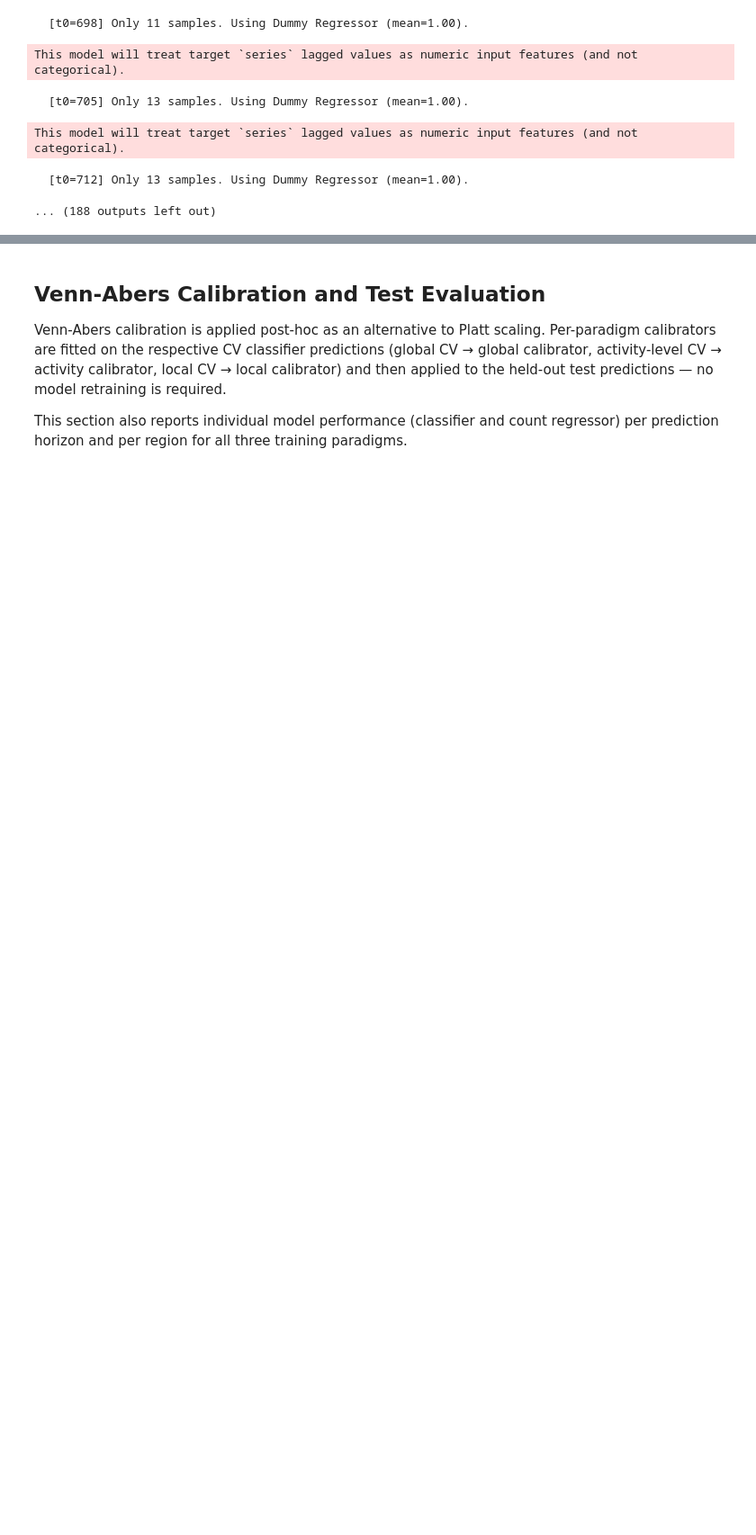
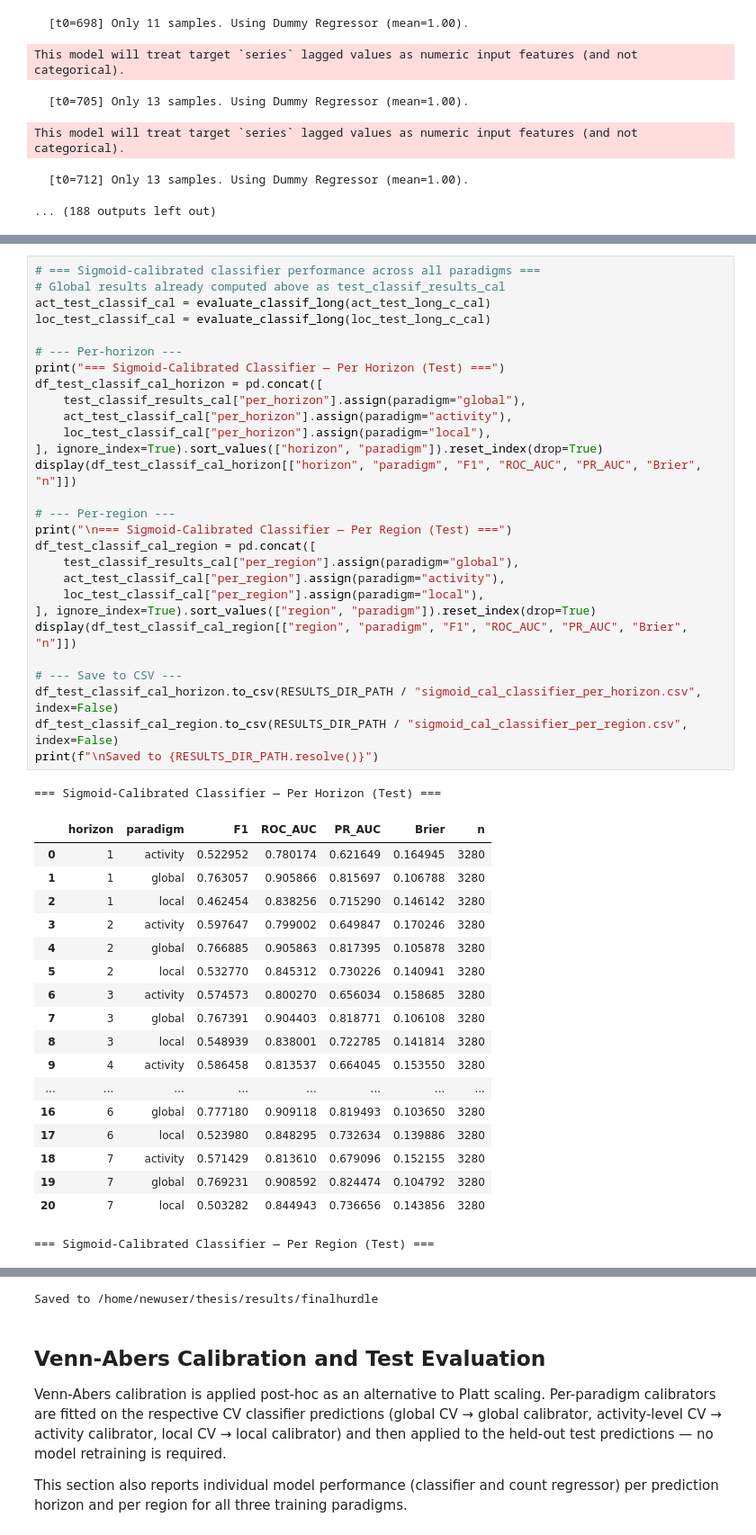
Before and after one commit to J4nvg/thesis, a Jupyter notebook: final_hurdle.ipynb, the cells around one changed output, grey strips where cells are left out. Shown at 90% size. Drawn from its saved outputs; the diff is of its cells as text; blank space fills up the shorter version.

Commit message:
final_hurdle_results

```diff
--- a/final_hurdle.ipynb
+++ b/final_hurdle.ipynb
@@ -1612,0 +1867,48 @@ print(f"\nCalibrated metrics saved to {RESULTS_DIR_PATH.resolve()}")
+# %%
+# === Sigmoid-calibrated classifier performance across all paradigms ===
+# Global results already computed above as test_classif_results_cal
+act_test_classif_cal = evaluate_classif_long(act_test_long_c_cal)
+loc_test_classif_cal = evaluate_classif_long(loc_test_long_c_cal)
+
+# --- Per-horizon ---
+print("=== Sigmoid-Calibrated Classifier — Per Horizon (Test) ===")
+df_test_classif_cal_horizon = pd.concat([
+    test_classif_results_cal["per_horizon"].assign(paradigm="global"),
+    act_test_classif_cal["per_horizon"].assign(paradigm="activity"),
+    loc_test_classif_cal["per_horizon"].assign(paradigm="local"),
+], ignore_index=True).sort_values(["horizon", "paradigm"]).reset_index(drop=True)
+display(df_test_classif_cal_horizon[["horizon", "paradigm", "F1", "ROC_AUC", "PR_AUC", "Brier", "n"]])
+
+# --- Per-region ---
+print("\n=== Sigmoid-Calibrated Classifier — Per Region (Test) ===")
+df_test_classif_cal_region = pd.concat([
+    test_classif_results_cal["per_region"].assign(paradigm="global"),
+    act_test_classif_cal["per_region"].assign(paradigm="activity"),
+    loc_test_classif_cal["per_region"].assign(paradigm="local"),
+], ignore_index=True).sort_values(["region", "paradigm"]).reset_index(drop=True)
+display(df_test_classif_cal_region[["region", "paradigm", "F1", "ROC_AUC", "PR_AUC", "Brier", "n"]])
+
+# --- Save to CSV ---
+df_test_classif_cal_horizon.to_csv(RESULTS_DIR_PATH / "sigmoid_cal_classifier_per_horizon.csv", index=False)
+df_test_classif_cal_region.to_csv(RESULTS_DIR_PATH / "sigmoid_cal_classifier_per_region.csv", index=False)
+print(f"\nSaved to {RESULTS_DIR_PATH.resolve()}")
+# %% [output]
+=== Sigmoid-Calibrated Classifier — Per Horizon (Test) ===
+|  | horizon | paradigm | F1 | ROC_AUC | PR_AUC | Brier | n |
+| 0 | 1 | activity | 0.522952 | 0.780174 | 0.621649 | 0.164945 | 3280 |
+| 1 | 1 | global | 0.763057 | 0.905866 | 0.815697 | 0.106788 | 3280 |
+| 2 | 1 | local | 0.462454 | 0.838256 | 0.715290 | 0.146142 | 3280 |
+| 3 | 2 | activity | 0.597647 | 0.799002 | 0.649847 | 0.170246 | 3280 |
+| 4 | 2 | global | 0.766885 | 0.905863 | 0.817395 | 0.105878 | 3280 |
+| 5 | 2 | local | 0.532770 | 0.845312 | 0.730226 | 0.140941 | 3280 |
+| 6 | 3 | activity | 0.574573 | 0.800270 | 0.656034 | 0.158685 | 3280 |
+| 7 | 3 | global | 0.767391 | 0.904403 | 0.818771 | 0.106108 | 3280 |
+| 8 | 3 | local | 0.548939 | 0.838001 | 0.722785 | 0.141814 | 3280 |
+| 9 | 4 | activity | 0.586458 | 0.813537 | 0.664045 | 0.153550 | 3280 |
+| ... | ... | ... | ... | ... | ... | ... | ... |
+| 16 | 6 | global | 0.777180 | 0.909118 | 0.819493 | 0.103650 | 3280 |
+| 17 | 6 | local | 0.523980 | 0.848295 | 0.732634 | 0.139886 | 3280 |
+| 18 | 7 | activity | 0.571429 | 0.813610 | 0.679096 | 0.152155 | 3280 |
+| 19 | 7 | global | 0.769231 | 0.908592 | 0.824474 | 0.104792 | 3280 |
+| 20 | 7 | local | 0.503282 | 0.844943 | 0.736656 | 0.143856 | 3280 |
+=== Sigmoid-Calibrated Classifier — Per Region (Test) ===
@@ -1613,3 +1932,4 @@ print(f"\nCalibrated metrics saved to {RESULTS_DIR_PATH.resolve()}")
+Saved to /home/newuser/thesis/results/finalhurdle
 # %% [markdown]
 ## Venn-Abers Calibration and Test Evaluation
 
```
Also changed, not shown: parts of 21 cells of this notebook, 21 other files.
